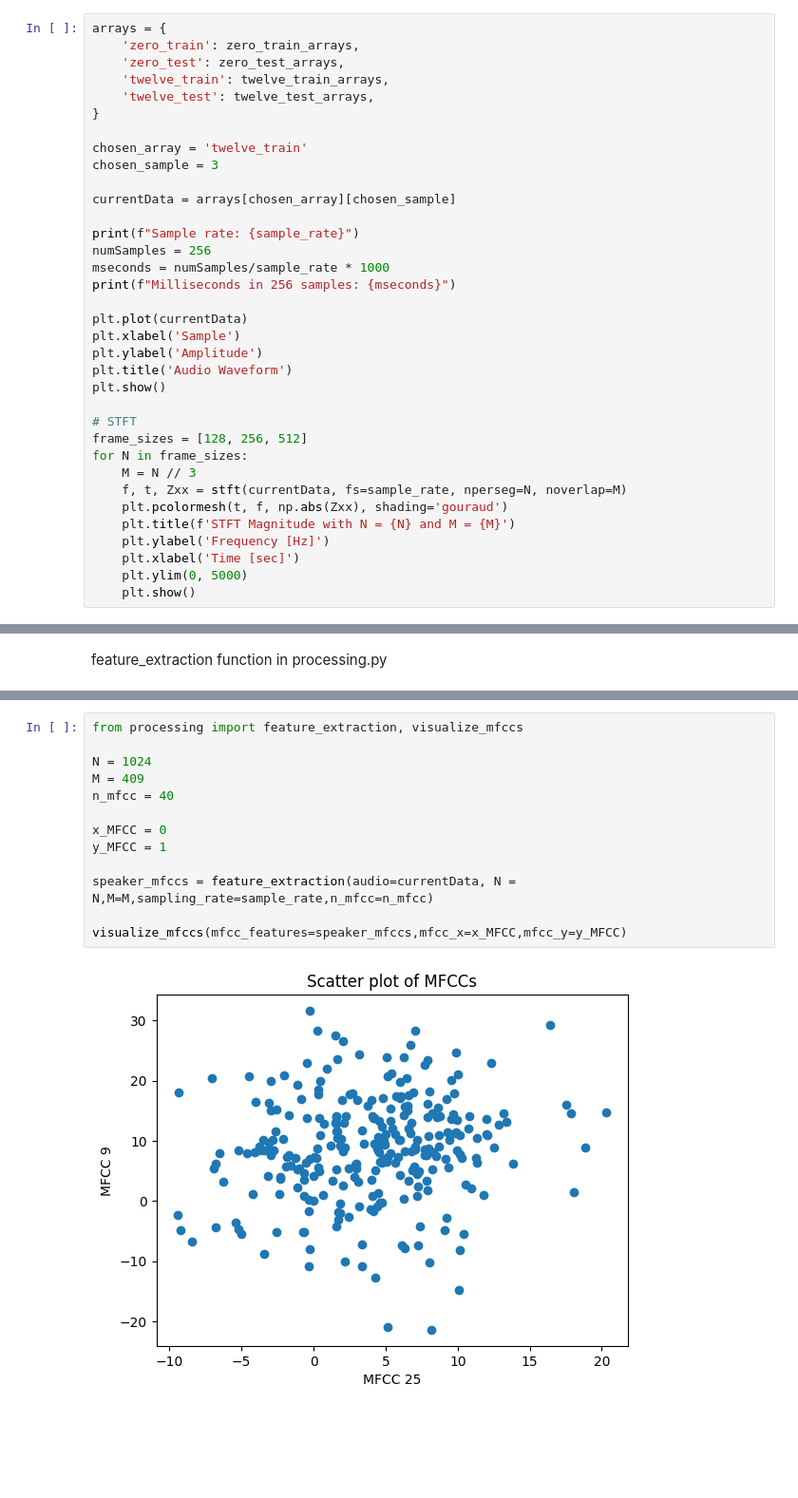
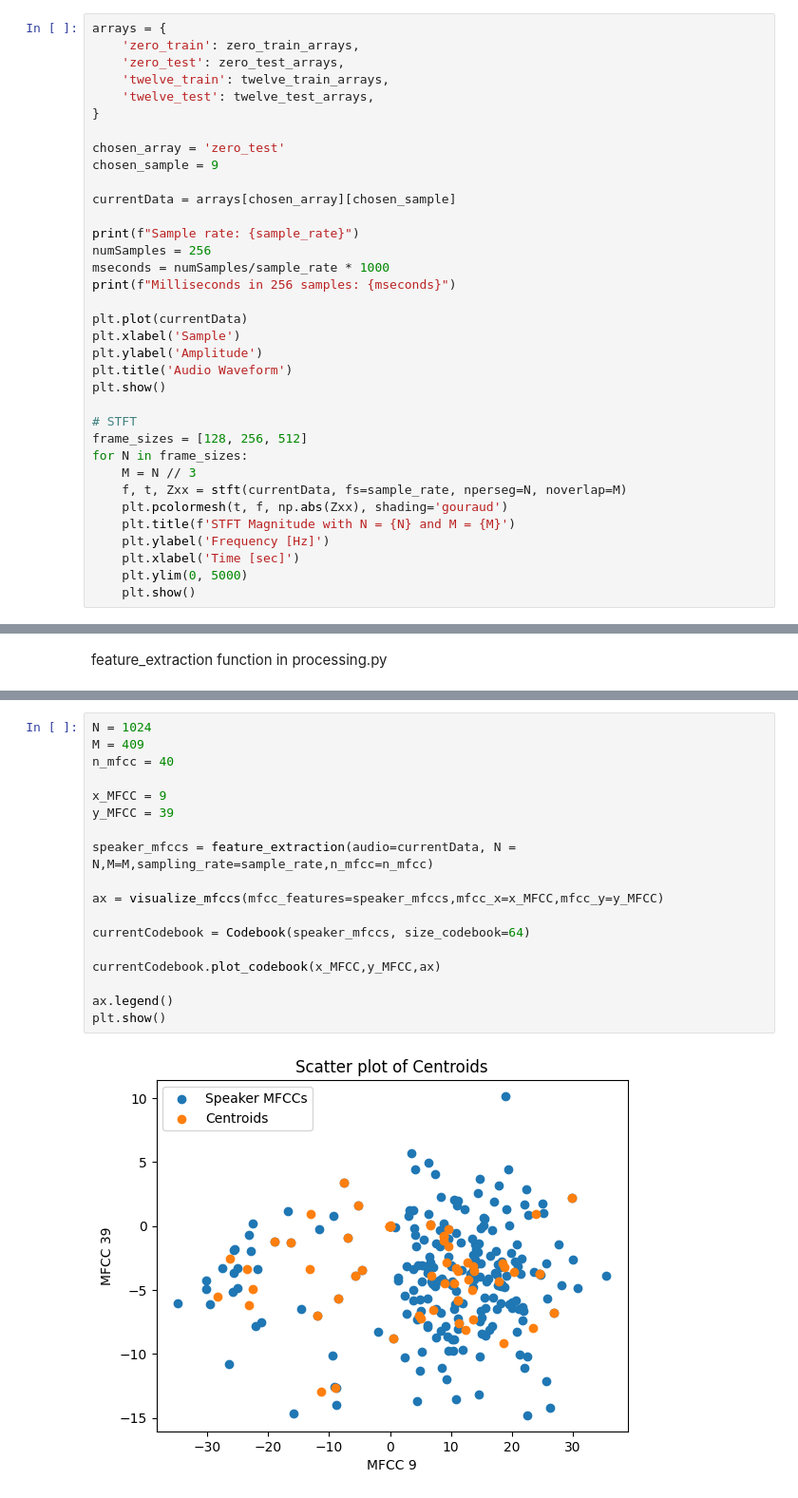
Before and after one commit to Th3RandyMan/Speaker-Recognition, a Jupyter notebook: Tests.ipynb, the cells around one changed output, grey strips where cells are left out. Shown at 95% size. Saved outputs shown, nothing was run; the diff lists cells and outputs as text; blank space fills up the shorter version.

```diff
--- a/Tests.ipynb
+++ b/Tests.ipynb
@@ -88,8 +90,8 @@ arrays = {
     'twelve_test': twelve_test_arrays,
 }
 
-chosen_array = 'twelve_train'
-chosen_sample = 3
+chosen_array = 'zero_test'
+chosen_sample = 9
 
 currentData = arrays[chosen_array][chosen_sample]
 
@@ -191,15 +193,20 @@ feature_extraction function in processing.py
 # %%
-from processing import feature_extraction, visualize_mfccs
-
 N = 1024
 M = 409
 n_mfcc = 40
 
-x_MFCC = 0
-y_MFCC = 1
+x_MFCC = 9
+y_MFCC = 39
 
 speaker_mfccs = feature_extraction(audio=currentData, N = N,M=M,sampling_rate=sample_rate,n_mfcc=n_mfcc)
 
-visualize_mfccs(mfcc_features=speaker_mfccs,mfcc_x=x_MFCC,mfcc_y=y_MFCC)
+ax = visualize_mfccs(mfcc_features=speaker_mfccs,mfcc_x=x_MFCC,mfcc_y=y_MFCC)
+
+currentCodebook = Codebook(speaker_mfccs, size_codebook=64)
+
+currentCodebook.plot_codebook(x_MFCC,y_MFCC,ax)
+
+ax.legend()
+plt.show()
 # %% [output]
-[figure, old version]
+[figure, new version]
```
Also changed, not shown: parts of 4 cells of this notebook, 2 other files.
